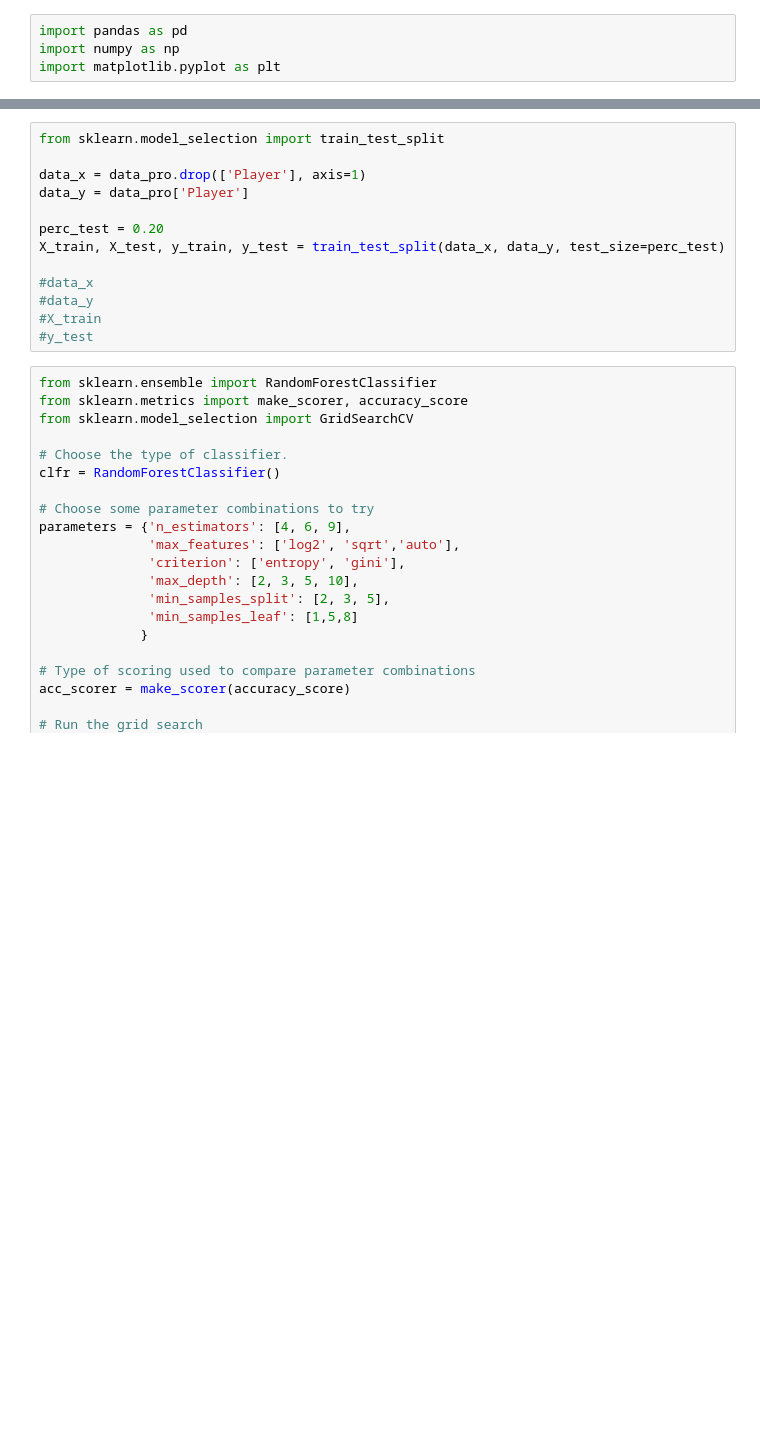
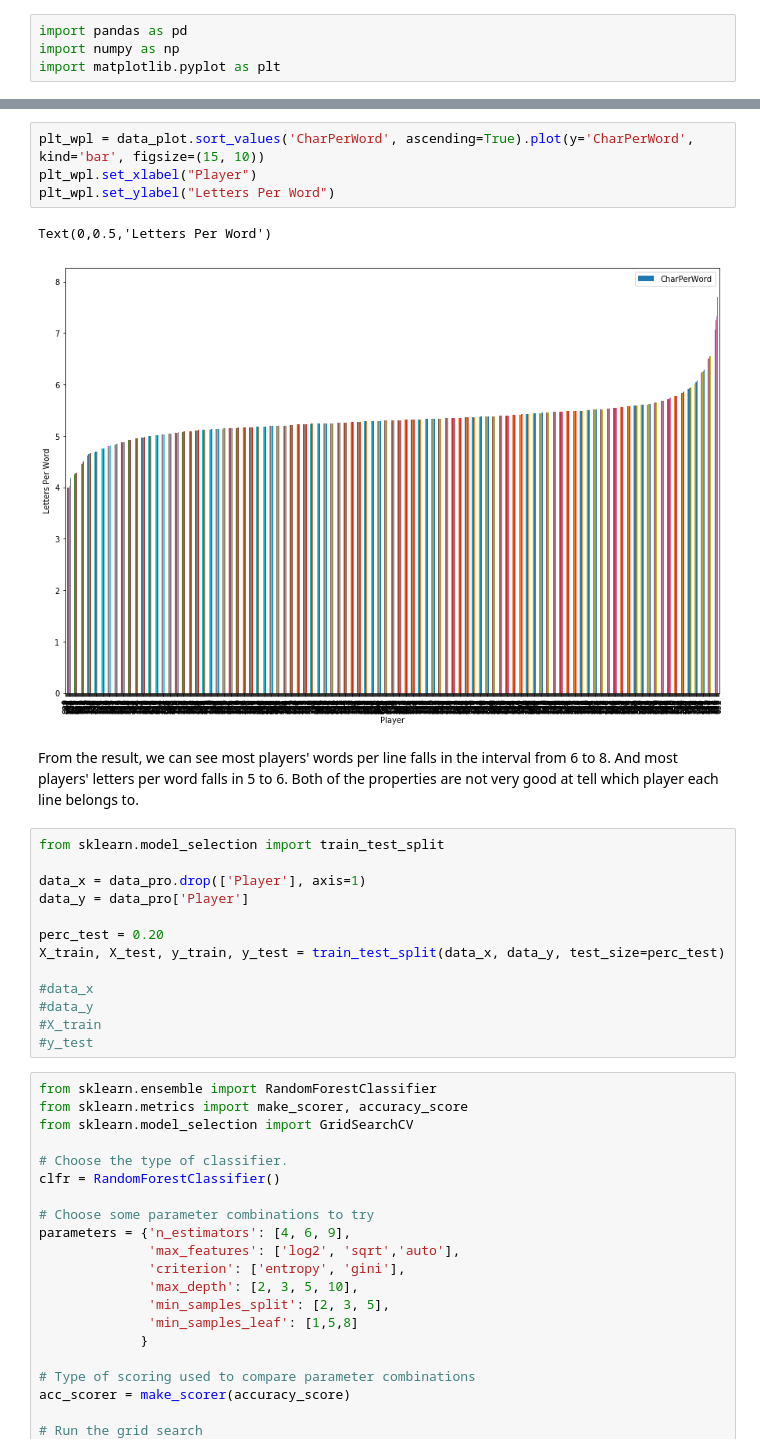
Before and after one commit to KaidongLi/ku731-p02-shakspear, a Jupyter notebook: p2.ipynb, the cells around one changed output, grey strips where cells are left out. Saved outputs shown, nothing was run; the diff lists cells and outputs as text; blank space fills up the shorter version.

```diff
--- a/p2.ipynb
+++ b/p2.ipynb
@@ -93,3 +160,12 @@ data_pro
+# %%
+plt_wpl = data_plot.sort_values('CharPerWord', ascending=True).plot(y='CharPerWord', kind='bar', figsize=(15, 10))
+plt_wpl.set_xlabel("Player")
+plt_wpl.set_ylabel("Letters Per Word")
+# %% [output]
+Text(0,0.5,'Letters Per Word')
+[figure, added]
+# %% [markdown]
+From the result, we can see most players' words per line falls in the interval from 6 to 8. And most players' letters per word falls in 5 to 6. Both of the properties are not very good at tell which player each line belongs to.
 # %%
 from sklearn.model_selection import train_test_split
 
```
Also changed, not shown: parts of 12 cells of this notebook, 1 other file.
